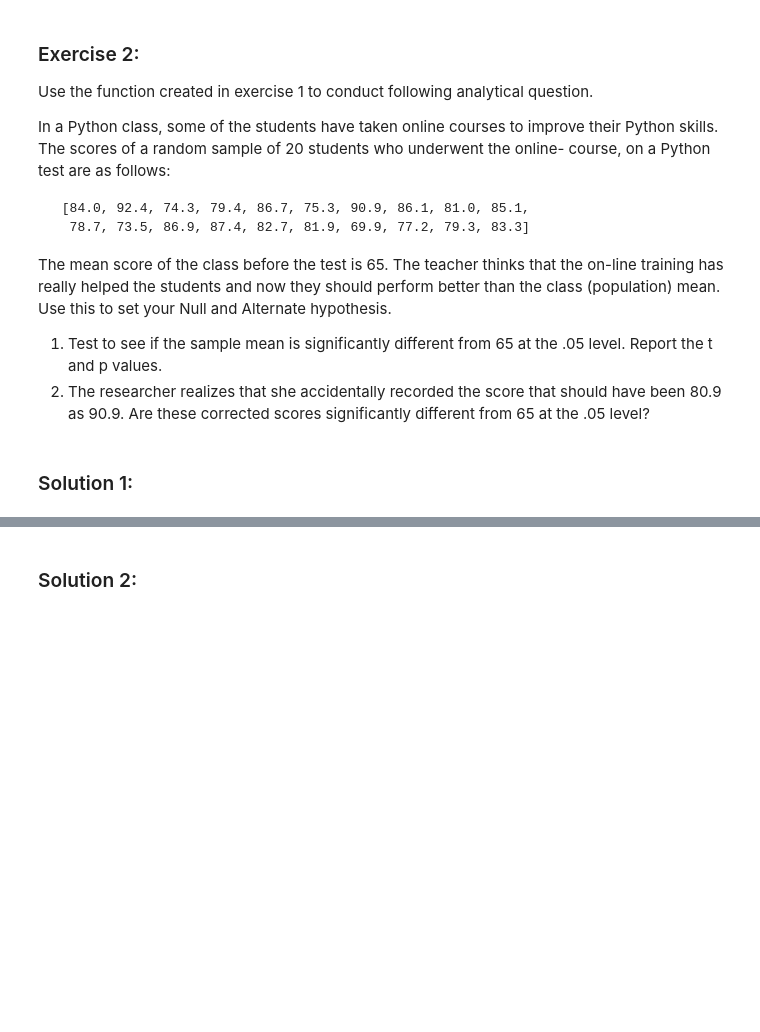
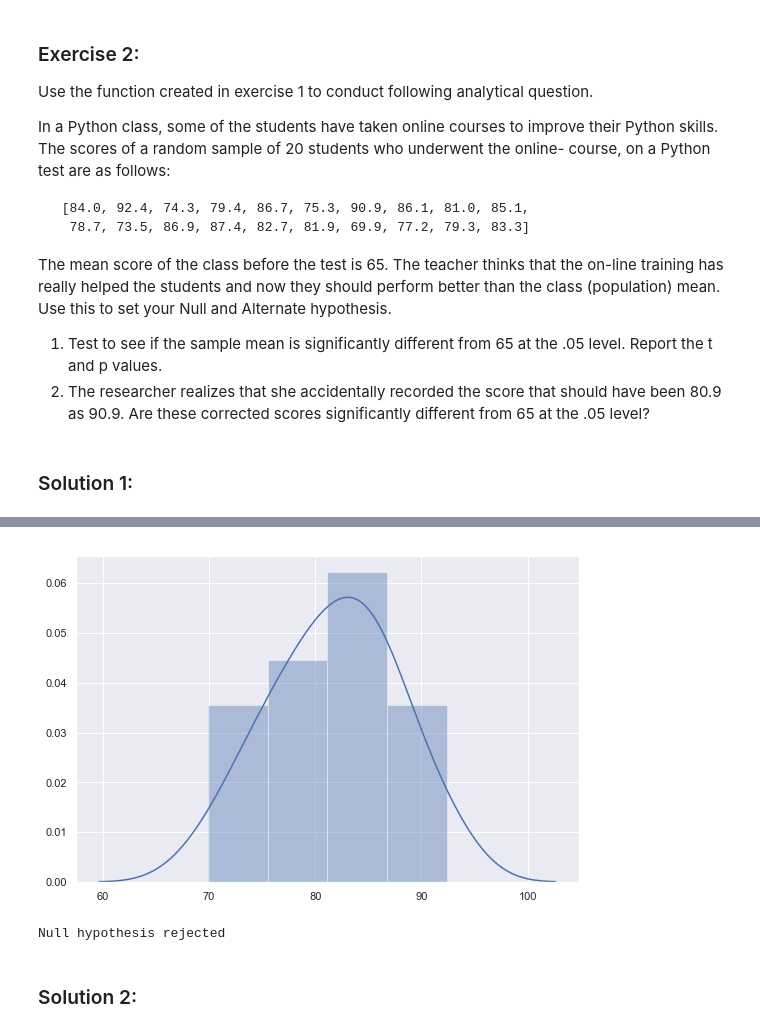
Before and after one commit to nitdip/dsc-2-20-08-1-sample-t-tests-lab-online-ds-pt-100118, a Jupyter notebook: index.ipynb, the cells around one changed output, grey strips where cells are left out. Drawn from its saved outputs; the diff is of its cells as text; code cells hidden in the pictures; blank space fills up the shorter version.

```diff
--- a/index.ipynb
+++ b/index.ipynb
@@ -281,6 +289,6 @@ This value can also be calculated in Python using Scipy.stats module using ppf()
 Ley's calculate the critical t using this formula and confirm our earlier findings.
 # %%
 # Calculate critical t value
-t_crit = None
+t_crit = np.round(stats.t.ppf(1 - 0.05, df=24),3)
 t_crit
 # 1.711
@@ -310,6 +320,7 @@ Where a is the sample mean (x_bar) and popmean (mu) is the population mean. This
 
 We use a one-tailed t-test as we are looking for an increase in the sales performance. The right tail of the di test for the null hypothesis that the expected value (mean) of a sample of independent observations a is equal to the given population mean, popmean.
 # %%
-results = None
+results = stats.ttest_1samp(a=sample, popmean=mu)
+print(results)
 #  Print results
 # The t-value for sample is 3.58 and the p-value is 0.0015
@@ -345,22 +364,28 @@ Create a function in python `one_sample_ttest(sample, popmean, alpha)` that will
 def one_sample_ttest(sample, popmean, alpha):
 
     # Visualize sample distribution for normality
-
+    plt.figure(figsize=(9, 6))
+    sns.distplot(sample)
+    plt.show()
 
     # Population mean
+    mu = popmean
 
     # Sample mean (x̄) using NumPy mean()
-
+    x_bar = np.mean(sample)
     # Sample Stadrad Deviation (sigma) using Numpy
-
+    sigma = np.std(sample)
     # Degrees of freedom
-
+    df = len(sample)-1
     #Calculate the critical t-value
-
+    t_crit = stats.t.ppf(1 - alpha, df=df)
     #Calculate the t-value and p-value
-
+    results = stats.ttest_1samp(a=sample, popmean=mu)
     #return results
-    return None
+    if (results[0] > t_crit) and (results[1] < alpha):
+        print('Null hypothesis rejected')
+    else:
+        print('Null hypothesis accepted')
 # %% [markdown]
 ### Exercise 2:
 
@@ -385,3 +406,13 @@ Null hypothesis rejected. Results are statistically significant with t-value = 1
+# %%
+sample = [84.0, 92.4, 74.3, 79.4, 86.7, 75.3, 90.9, 86.1, 81.0, 85.1,
+  78.7, 73.5, 86.9, 87.4, 82.7, 81.9, 69.9, 77.2, 79.3, 83.3]
+popmean = 65
+alpha = 0.001
+# %%
+one_sample_ttest(sample, popmean, alpha)
+# %% [output]
+[figure, added]
+Null hypothesis rejected
 # %% [markdown]
 ### Solution 2:
 # %%
```
Also changed, not shown: parts of 9 cells of this notebook.
